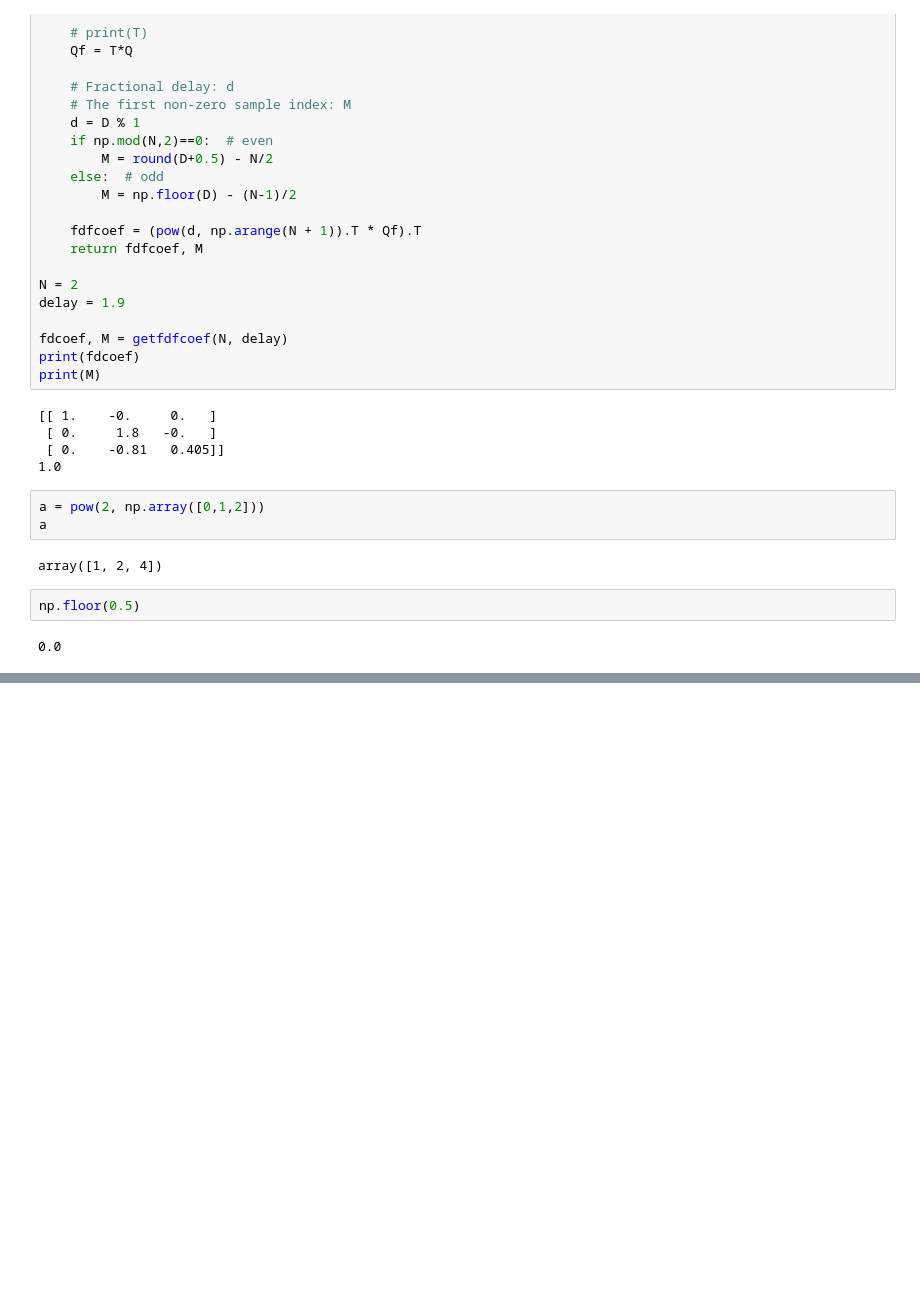
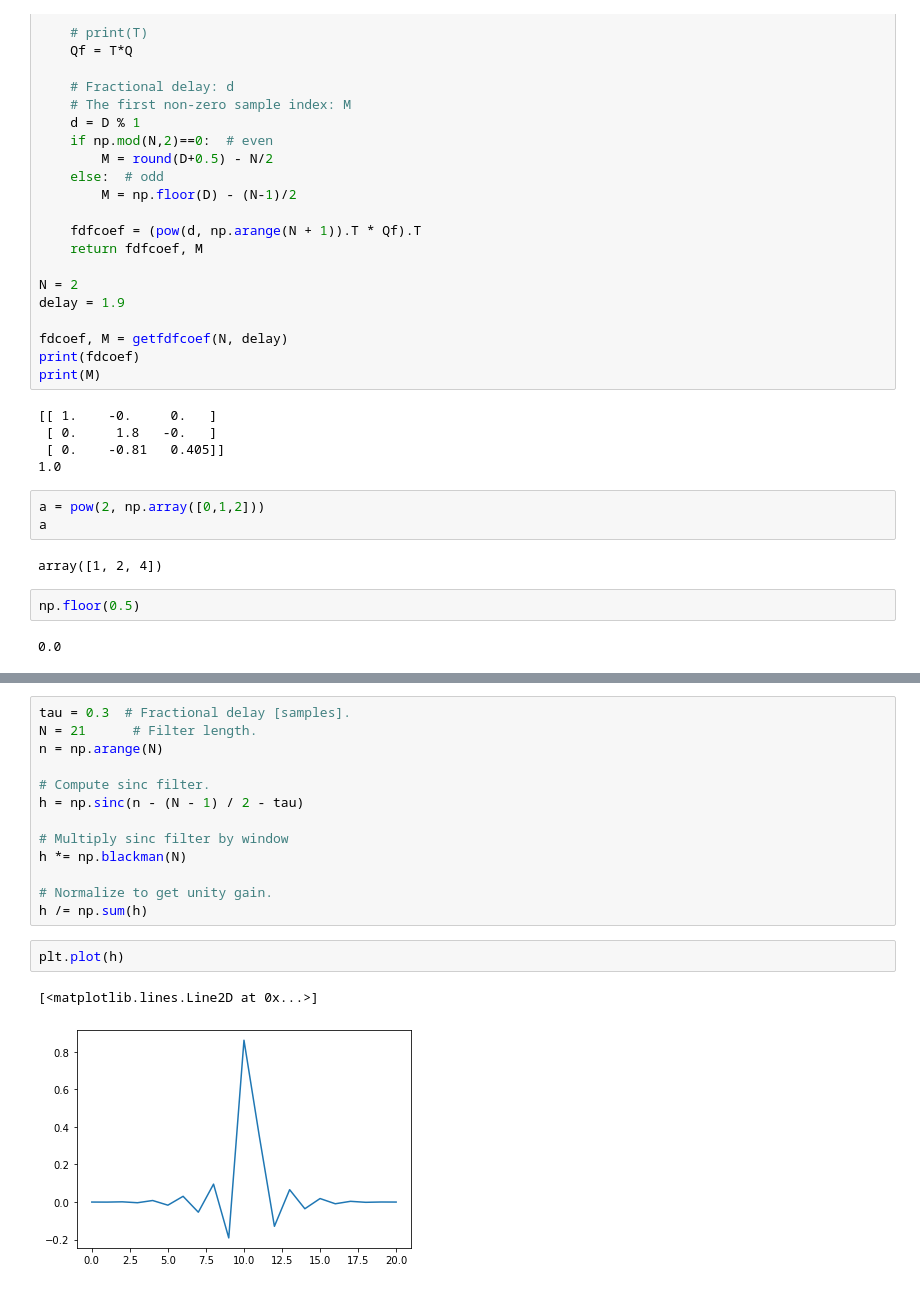
Before and after one commit to steDamiano/pyroadacoustics, a Jupyter notebook: research_notebooks/fractional_delay_filters.ipynb, the cells around one changed output, grey strips where cells are left out. Saved outputs shown, nothing was run; the diff lists cells and outputs as text; blank space fills up the shorter version.

```diff
--- a/research_notebooks/fractional_delay_filters.ipynb
+++ b/research_notebooks/fractional_delay_filters.ipynb
@@ -363,0 +421,18 @@ np.floor(0.5)
+# %%
+tau = 0.3  # Fractional delay [samples].
+N = 21      # Filter length.
+n = np.arange(N)
+
+# Compute sinc filter.
+h = np.sinc(n - (N - 1) / 2 - tau)
+
+# Multiply sinc filter by window
+h *= np.blackman(N)
+
+# Normalize to get unity gain.
+h /= np.sum(h)
+# %%
+plt.plot(h)
+# %% [output]
+[<matplotlib.lines.Line2D at 0x...>]
+[figure, added]
```
Also changed, not shown: parts of 18 cells of this notebook, 3 other files.
